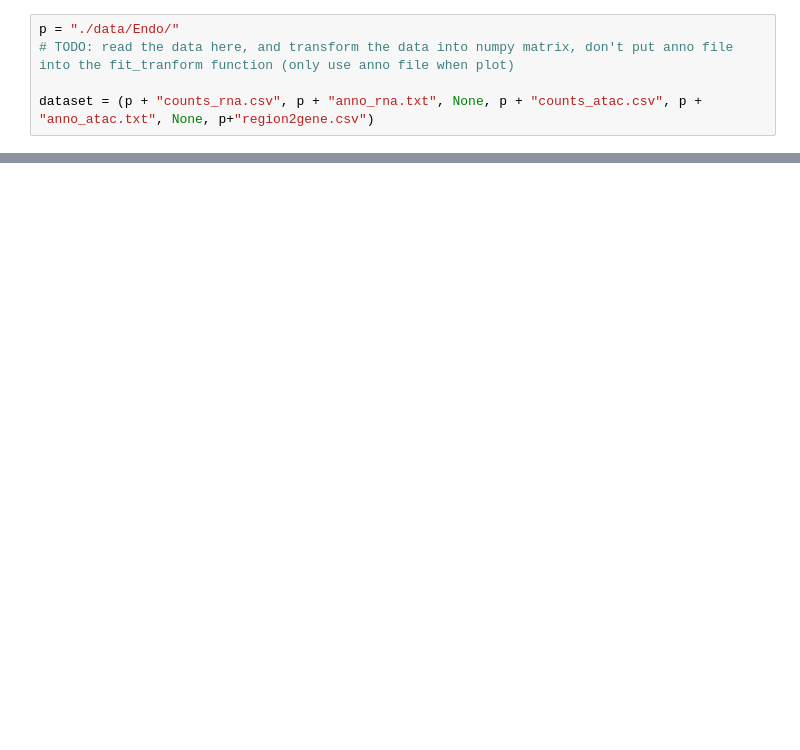
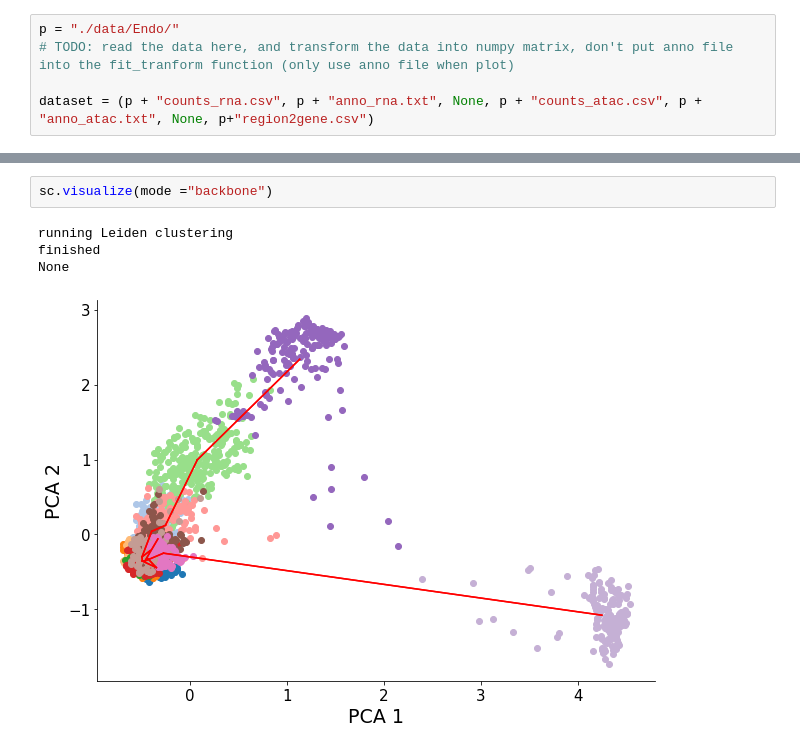
Before and after one commit to PeterZZQ/scDART, a Jupyter notebook: newdemo.ipynb, the cells around one changed output, grey strips where cells are left out. Cells and saved outputs as stored; diff of their text form; blank space fills up the shorter version.

```diff
--- a/newdemo.ipynb
+++ b/newdemo.ipynb
@@ -34,0 +82,7 @@ RuntimeError: The size of tensor a (11488) must match the size of tensor b (1148
+# %%
+sc.visualize(mode ="backbone")
+# %% [output]
+running Leiden clustering
+finished
+None
+[figure, added]
```
Also changed, not shown: parts of 15 cells of this notebook, 3 other files.
